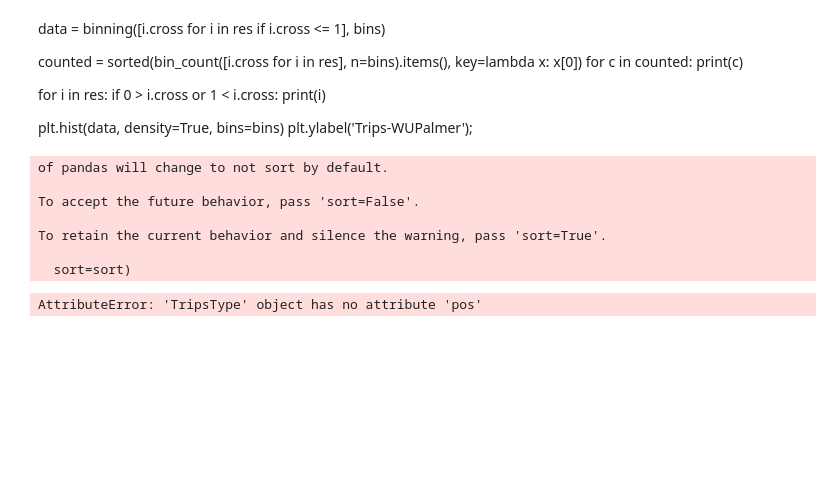
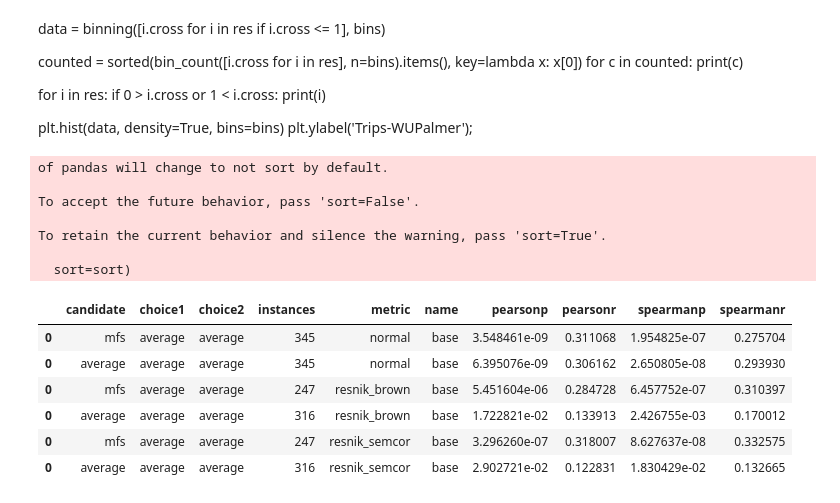
Before and after one commit to mrmechko/simcross, a Jupyter notebook: notebooks/Cross_wupalmer_evaluation.ipynb, the cells around one changed output. Cells and saved outputs as stored; diff of their text form; code cells hidden in the pictures; blank space fills up the shorter version.

```diff
--- a/notebooks/Cross_wupalmer_evaluation.ipynb
+++ b/notebooks/Cross_wupalmer_evaluation.ipynb
@@ -442,6 +430,12 @@ import pandas as pd
 
 simlex = pd.read_csv("../SimLex-999/SimLex-999.txt", sep="\t")
 # %%
+node_weights = defaultdict(lambda: 1)
+node_weights["fakeroot"] = 1
+node_weights["wordnet"] = 1
+node_weights["trips"] = 1
+node_weights["word"] = 1
+
 def pops(l):
     if l:
         return l[0]
@@ -456,7 +450,7 @@ def n_or_v(synset):
 def resnik(s1, s2, ic_corpus):
     if n_or_v(s1) and n_or_v(s2):
         return s1.res_similarity(s2, ic_corpus)
-    return s1.wup_similarity(s2)
+    return -1 #s1.wup_similarity(s2)
 
 def _list_fallback(func, fallback_func, args):
     result = func(*args)
@@ -473,11 +467,12 @@ sim_strategy = {
         lambda x, p: [SemNode.make(pops(wn.synsets(x, p)))],
         [x, p]
     ),
+    "both": lambda x, p: [SemNode.make(v) for v in tripsont().get_word(x, p)] + [SemNode.make(pops(wn.synsets(x, p)))]
 }
 
 sim_metric = {
-    "cross" : lambda x, y: x.wupalmer(y),
-    "tripspath" : lambda x, y: x.path_similarity(y),
+    "cross" : lambda x, y: x.wupalmer(y, node_weights),
+    "tripspath" : lambda x, y: x.path_similarity(y, weights=node_weights),
     "normal": lambda x, y: x.content.wup_similarity(y.content),
     "resnik_brown": lambda x, y: resnik(x.content, y.content, brown_ic),
     "resnik_semcor": lambda x, y: resnik(x.content, y.content, semcor_ic)
@@ -499,7 +494,7 @@ def similarity_test(word1, word2, pos=None, metric="cross", strategy="average",
             results.append(ListStrategy[select1](scores))
     if results:
         return ListStrategy[select2](results)
-    return -1
+    return -1 # fallback of 0.5
 # %%
 ws353 = []
 cross = []
@@ -573,33 +572,36 @@ def experiment_string(exp, pandas=True, dataframe=None):
     )
 # %%
 df = experiment_string(
-        run_experiment(ws353("base", "normal", "mfs")))
+        run_experiment(ws353("base", "normal", "mfs", select1="average", select2="average")))
 
 df = experiment_string(
-        run_experiment(ws353("base", "normal", "average")), dataframe=df)
+        run_experiment(ws353("base", "normal", "average", select1="average", select2="average")), dataframe=df)
 
 df = experiment_string(
-        run_experiment(ws353("base", "resnik_brown", "mfs")), dataframe=df)
+        run_experiment(ws353("base", "resnik_brown", "mfs", select1="average", select2="average")), dataframe=df)
 
 df = experiment_string(
-        run_experiment(ws353("base", "resnik_brown", "average")), dataframe=df)
+        run_experiment(ws353("base", "resnik_brown", "average", select1="average", select2="average")), dataframe=df)
 
 df = experiment_string(
-        run_experiment(ws353("base", "resnik_semcor", "mfs")), dataframe=df)
+        run_experiment(ws353("base", "resnik_semcor", "mfs", select1="average", select2="average")), dataframe=df)
 
 df = experiment_string(
-        run_experiment(ws353("base", "resnik_semcor", "average")), dataframe=df)
-
-df = experiment_string(
-        run_experiment(ws353("base", "resnik_semcor", "lookup")), dataframe=df)
+        run_experiment(ws353("base", "resnik_semcor", "average", select1="average", select2="average")), dataframe=df)
 
 df
 # %% [output]
 of pandas will change to not sort by default.
 
 To accept the future behavior, pass 'sort=False'.
 
 To retain the current behavior and silence the warning, pass 'sort=True'.
 
   sort=sort)
-AttributeError: 'TripsType' object has no attribute 'pos'
+|  | candidate | choice1 | choice2 | instances | metric | name | pearsonp | pearsonr | spearmanp | spearmanr |
+| 0 | mfs | average | average | 345 | normal | base | 3.548461e-09 | 0.311068 | 1.954825e-07 | 0.275704 |
+| 0 | average | average | average | 345 | normal | base | 6.395076e-09 | 0.306162 | 2.650805e-08 | 0.293930 |
+| 0 | mfs | average | average | 247 | resnik_brown | base | 5.451604e-06 | 0.284728 | 6.457752e-07 | 0.310397 |
+| 0 | average | average | average | 316 | resnik_brown | base | 1.722821e-02 | 0.133913 | 2.426755e-03 | 0.170012 |
+| 0 | mfs | average | average | 247 | resnik_semcor | base | 3.296260e-07 | 0.318007 | 8.627637e-08 | 0.332575 |
+| 0 | average | average | average | 316 | resnik_semcor | base | 2.902721e-02 | 0.122831 | 1.830429e-02 | 0.132665 |
```
Also changed, not shown: parts of 7 cells of this notebook, 9 other files.
